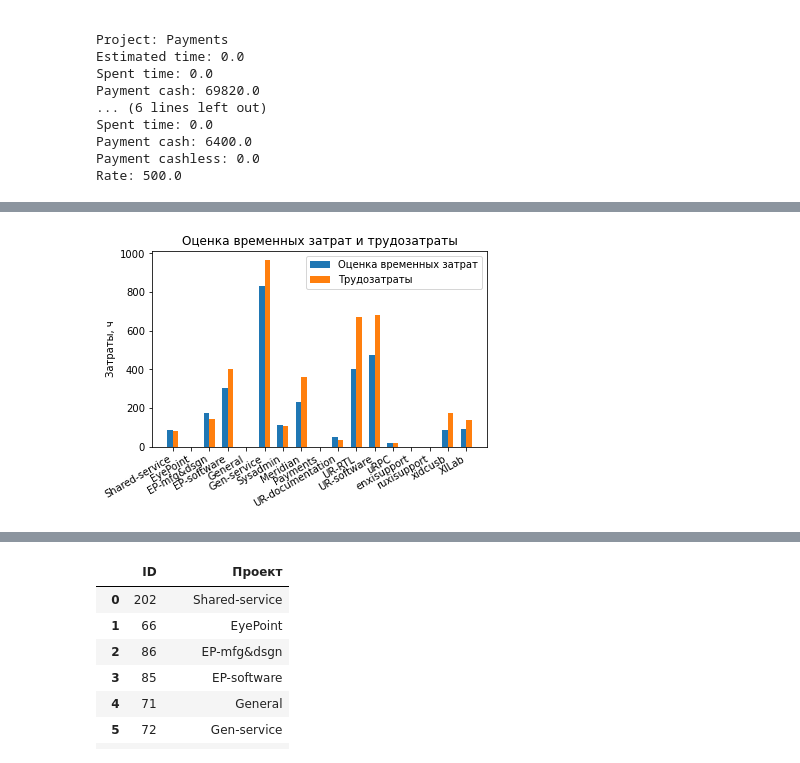
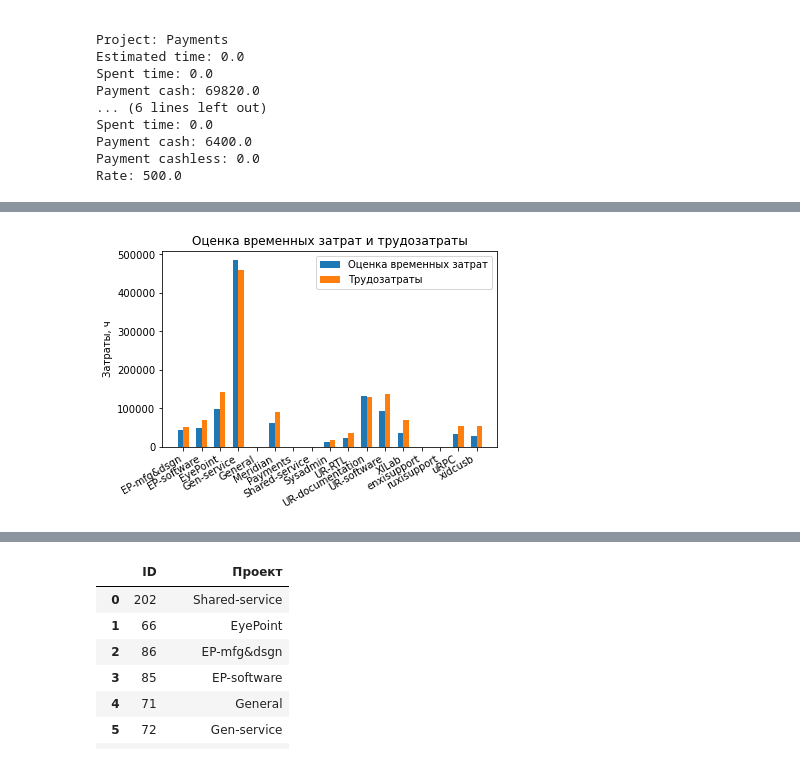
Before and after one commit to timerke/Redmine_statistics, a Jupyter notebook: jupyter_example.ipynb, the cells around one changed output, grey strips where cells are left out. Cells and saved outputs as stored; diff of their text form; code cells hidden in the pictures.

```diff
--- a/jupyter_example.ipynb
+++ b/jupyter_example.ipynb
@@ -115,19 +157,36 @@ for project_name in project_names:
+# %%
+# Читаем результат из файла
+with open(FILE_FOR_RESULT, "rb") as file:
+    result = pickle.load(file)
 # %%
-# Построение графика
+# Построение графика с полными значениями трудозатрат для проектов
+# Сначала получаем готовим данные
+project_names = sorted(list(result.keys()))
+estimated_times = []
+spent_times = []
+for project_name in project_names:
+    estimated_time = 0
+    spent_time = 0
+    for item in result[project_name]:
+        estimated_time += item["estimated_time"]
+        spent_time += item["spent_time"]
+    estimated_times.append(estimated_time)
+    spent_times.append(spent_time)
+# Потом рисуем
 fig, ax = plt.subplots()
 x = np.arange(len(project_names))
 width = 0.3
 ax.bar(x - width / 2, estimated_times, width, label="Оценка временных затрат")
 ax.bar(x + width / 2, spent_times, width, label="Трудозатраты")
 ax.set_xticks(x)
 ax.set_xticklabels(project_names)
 ax.set_title("Оценка временных затрат и трудозатраты")
 ax.set_ylabel("Затраты, ч")
 ax.legend()
 fig.autofmt_xdate()
 plt.show()
 # %% [output]
-[figure, old version]
+[figure, new version]
 # %%
 # Создание таблицы
 table = [(project_name, estimated_times[i], spent_times[i]) for i, project_name in enumerate(project_names)]
```
Also changed, not shown: parts of 4 cells of this notebook.
